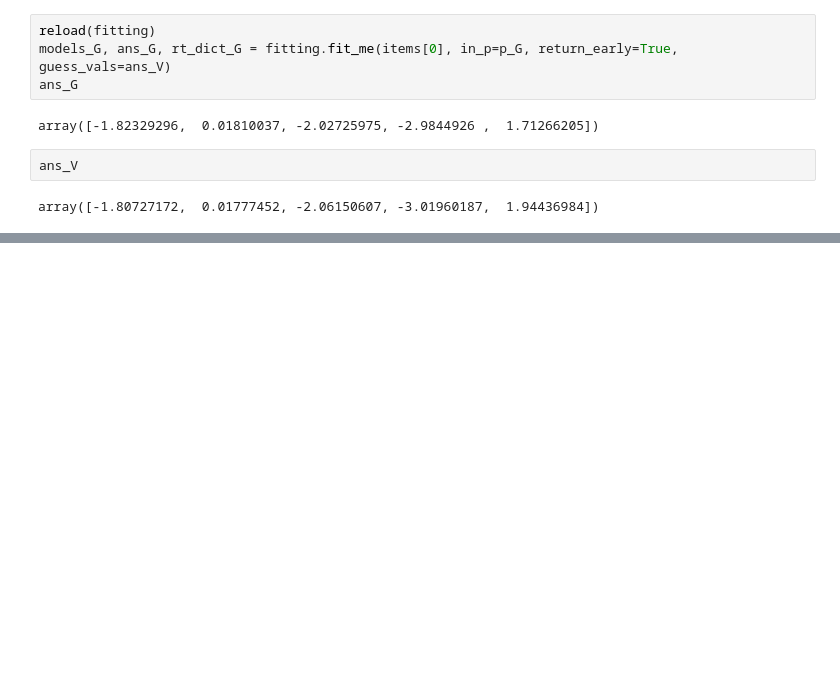
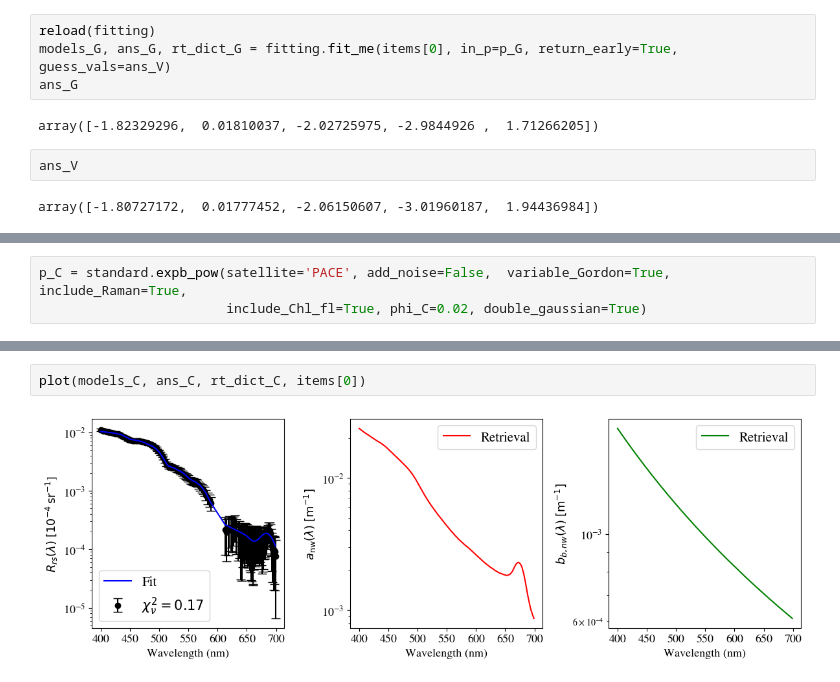
Before and after one commit to ocean-colour/bing, a Jupyter notebook: papers/biomass/Analysis/notebooks/Fitting/Fit_PACE_v3_1_RT.ipynb, the cells around one changed output, grey strips where cells are left out. Saved outputs shown, nothing was run; the diff lists cells and outputs as text; blank space fills up the shorter version.

```diff
--- a/papers/biomass/Analysis/notebooks/Fitting/Fit_PACE_v3_1_RT.ipynb
+++ b/papers/biomass/Analysis/notebooks/Fitting/Fit_PACE_v3_1_RT.ipynb
@@ -155,0 +172,3 @@ array([-1.80727172,  0.01777452, -2.06150607, -3.01960187,  1.94436984])
+# %%
+p_C = standard.expb_pow(satellite='PACE', add_noise=False,  variable_Gordon=True, include_Raman=True,
+                        include_Chl_fl=True, phi_C=0.02, double_gaussian=True)
@@ -155,0 +181,4 @@ array([-1.80727172,  0.01777452, -2.06150607, -3.01960187,  1.94436984])
+# %%
+plot(models_C, ans_C, rt_dict_C, items[0])
+# %% [output]
+[figure, added]
```
Also changed, not shown: parts of 6 cells of this notebook, 2 other files.
